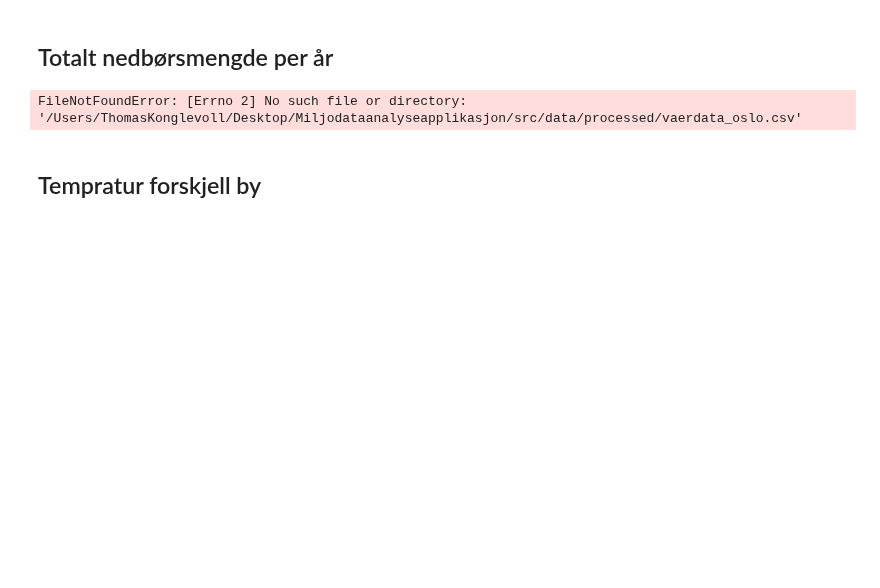
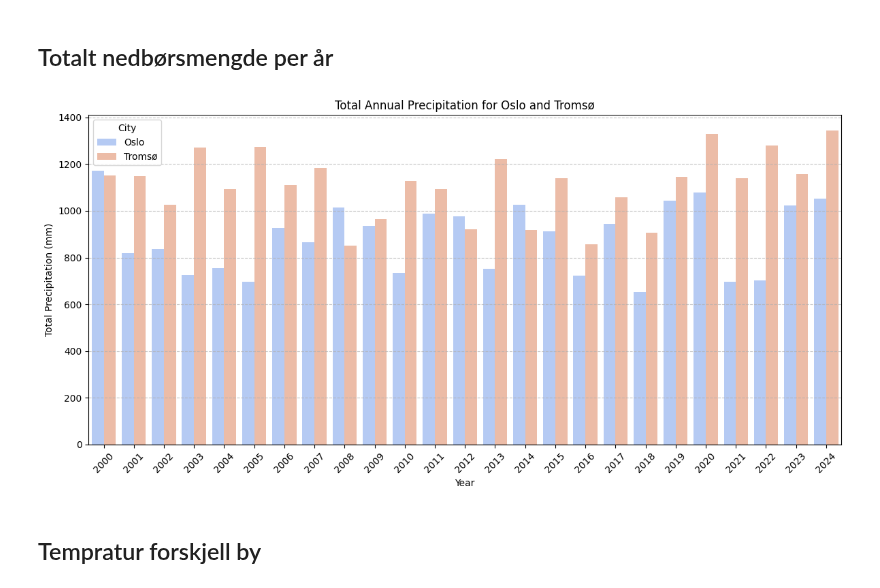
Before and after one commit to TDT4114-Gruppe2/Miljodataanalyseapplikasjon, a Jupyter notebook: src/visualization/visualization.ipynb, the cells around one changed output. Cells and saved outputs as stored; diff of their text form; code cells hidden in the pictures; blank space fills up the shorter version.

```diff
--- a/src/visualization/visualization.ipynb
+++ b/src/visualization/visualization.ipynb
@@ -1,17 +1,13 @@
 # %% [markdown]
 ## Totalt nedbørsmengde per år
 # %%
-import os
 import pandas as pd
 import matplotlib.pyplot as plt
 import seaborn as sns
 
-# Definerer rotmappen for prosjektet basert på nåværende arbeidskatalog
-project_root = os.path.abspath(os.path.join(os.getcwd(), ".."))  # Gå ett nivå opp fra 'notebooks'
-
 # Filstier til dataene
-oslo_csv = os.path.join(project_root, "data", "processed", "vaerdata_oslo.csv")
-tromso_csv = os.path.join(project_root, "data", "processed", "vaerdata_tromso.csv")
+oslo_csv = "../../data/processed/vaerdata_oslo.csv"
+tromso_csv = "../../data/processed/vaerdata_tromso.csv"
 
 # Leser inn dataene
 df_oslo = pd.read_csv(oslo_csv)
@@ -35,33 +31,33 @@ df_tromso_precipitation['referenceTime'] = pd.to_datetime(df_tromso_precipitatio
 df_oslo_precipitation['year'] = df_oslo_precipitation['referenceTime'].dt.year
 df_tromso_precipitation['year'] = df_tromso_precipitation['referenceTime'].dt.year
 
 # Summerer nedbørsmengden per år
 annual_oslo_precipitation = df_oslo_precipitation.groupby('year')['value'].sum().reset_index()
 annual_tromso_precipitation = df_tromso_precipitation.groupby('year')['value'].sum().reset_index()
 
 # Legger til en kolonne for by
 annual_oslo_precipitation['city'] = 'Oslo'
 annual_tromso_precipitation['city'] = 'Tromsø'
 
 # Kombinerer dataene for Oslo og Tromsø
 annual_precipitation = pd.concat([annual_oslo_precipitation, annual_tromso_precipitation])
 
 # Visualiserer dataene med Seaborn
 plt.figure(figsize=(12, 6))
 sns.barplot(data=annual_precipitation, x='year', y='value', hue='city', palette='coolwarm')
 
 # Legger til tittel og akseetiketter
 plt.title('Total Annual Precipitation for Oslo and Tromsø')
 plt.xlabel('Year')
 plt.ylabel('Total Precipitation (mm)')
 plt.xticks(rotation=45)
 plt.legend(title='City')
 plt.grid(axis='y', linestyle='--', alpha=0.7)
 
 # Viser grafen
 plt.tight_layout()
 plt.show()
 # %% [output]
-FileNotFoundError: [Errno 2] No such file or directory: '/Users/ThomasKonglevoll/Desktop/Miljodataanalyseapplikasjon/src/data/processed/vaerdata_oslo.csv'
+[figure, added]
 # %% [markdown]
 ## Tempratur forskjell by
```
Also changed, not shown: parts of 11 cells of this notebook.
